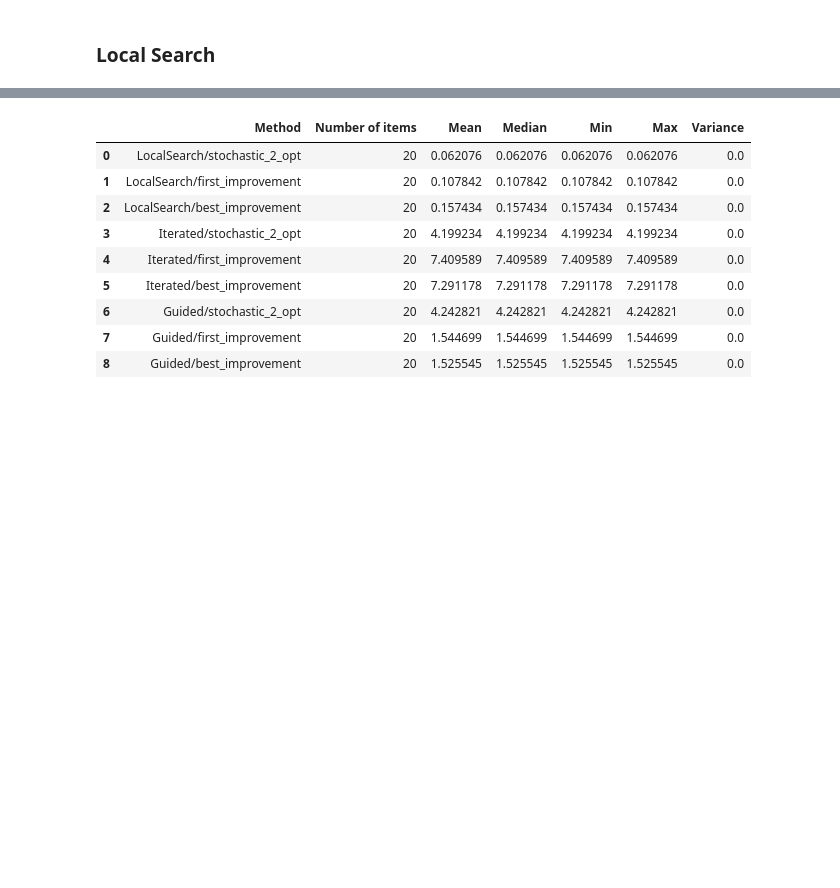
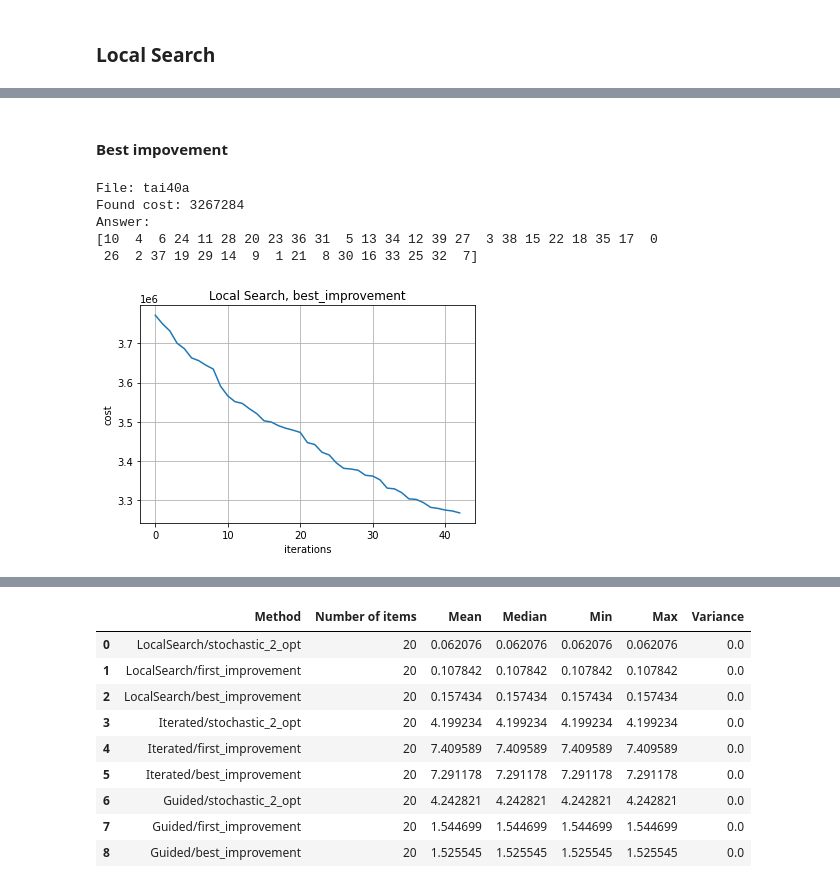
Before and after one commit to kislN/QuadraticAssignmentProblem, a Jupyter notebook: report.ipynb, the cells around one changed output, grey strips where cells are left out. Cells and saved outputs as stored; diff of their text form; code cells hidden in the pictures; blank space fills up the shorter version.

```diff
--- a/report.ipynb
+++ b/report.ipynb
@@ -30,0 +44,15 @@ tai80a  is loaded!
+# %% [markdown]
+#### Best impovement
+# %%
+data = get_case(os.path.join(root, paths[1]))
+exp = LocalSearch(*data.values())
+answer = exp.run('best_improvement', dlb=True)
+print(f'File: {paths[1]}\nFound cost: {exp.cost_fun.tolist()}\nAnswer:\n{answer}')
+exp.plot('Local Search, best_improvement')
+# %% [output]
+File: tai40a
+Found cost: 3267284
+Answer:
+[10  4  6 24 11 28 20 23 36 31  5 13 34 12 39 27  3 38 15 22 18 35 17  0
+ 26  2 37 19 29 14  9  1 21  8 30 16 33 25 32  7]
+[figure, added]
```
Also changed, not shown: parts of 13 cells of this notebook, 4 other files.
